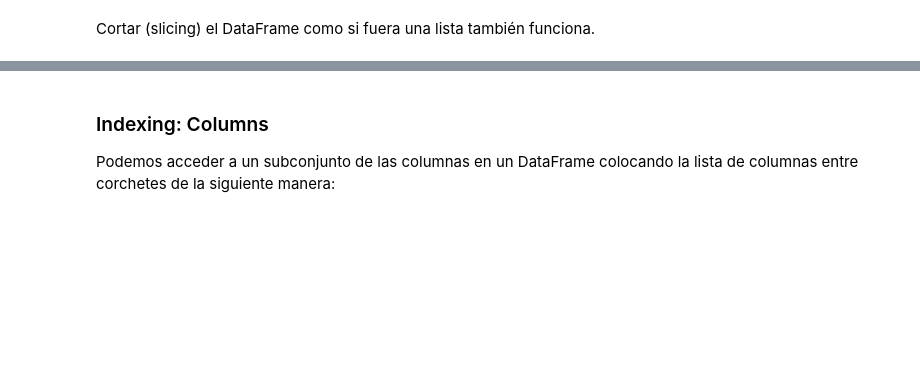
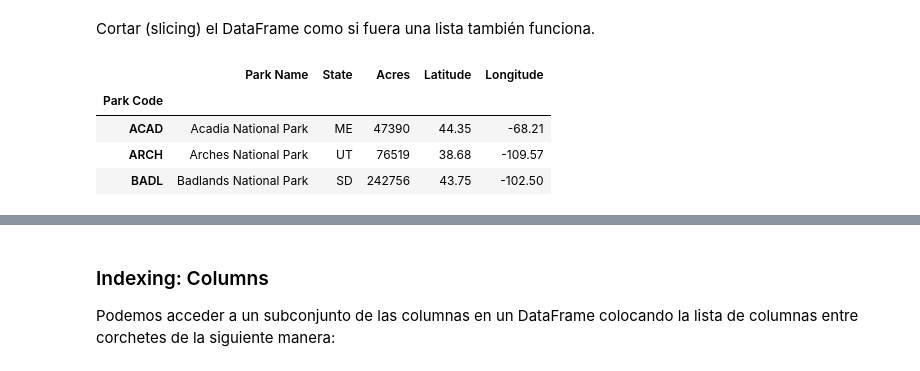
Before and after one commit to tucubanit0/Big-Data, a Jupyter notebook: acceso_a_datos_con_pandas.ipynb, the cells around one changed output, grey strips where cells are left out. Saved outputs shown, nothing was run; the diff lists cells and outputs as text; code cells hidden in the pictures; blank space fills up the shorter version.

```diff
--- a/acceso_a_datos_con_pandas.ipynb
+++ b/acceso_a_datos_con_pandas.ipynb
@@ -14,2 +106,10 @@ Si necesitamos múltiples filas, podemos pasar varios valores de índice. ¡Ten
 # %% [markdown]
 Cortar (slicing) el DataFrame como si fuera una lista también funciona.
+# %%
+df[:3]     #Para los 3 primeros registros en el indice, el 0,1,2  (Ya sabes tonto que empieza por el cero)
+# %% [output]
+|  | Park Name | State | Acres | Latitude | Longitude |
+| Park Code |  |  |  |  |  |
+| ACAD | Acadia National Park | ME | 47390 | 44.35 | -68.21 |
+| ARCH | Arches National Park | UT | 76519 | 38.68 | -109.57 |
+| BADL | Badlands National Park | SD | 242756 | 43.75 | -102.50 |
```
Also changed, not shown: parts of 14 cells of this notebook, 2 other files.
